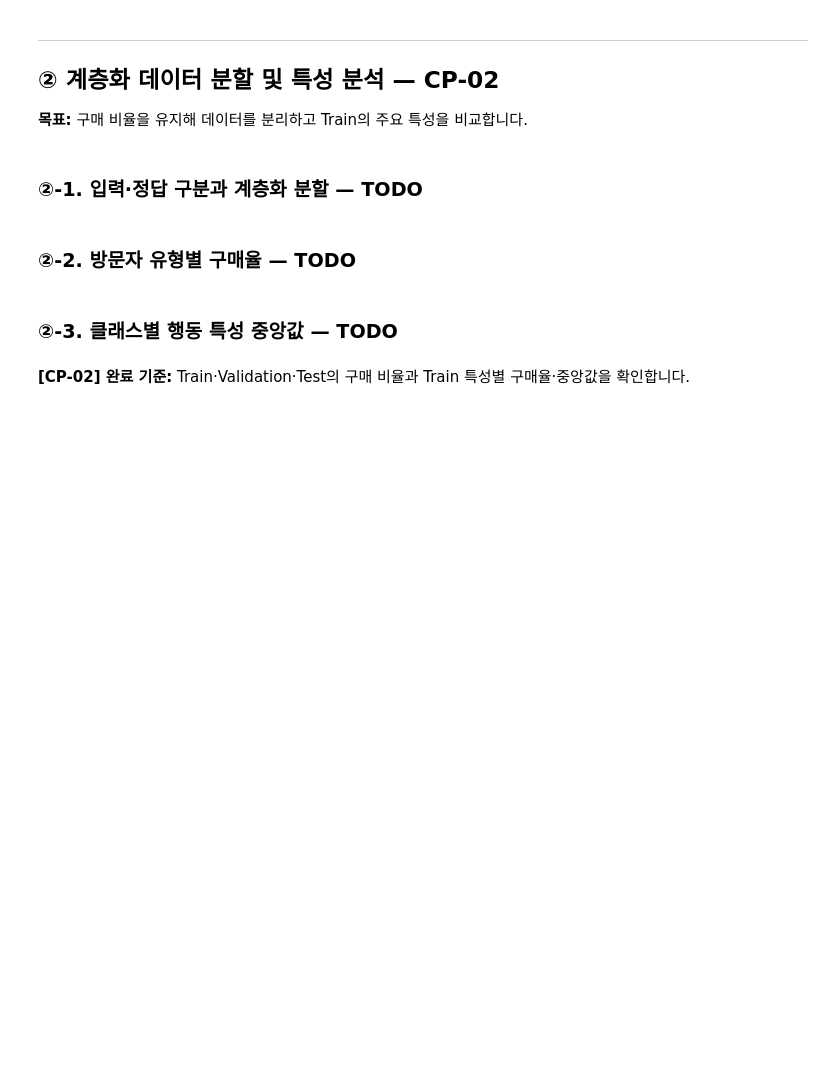
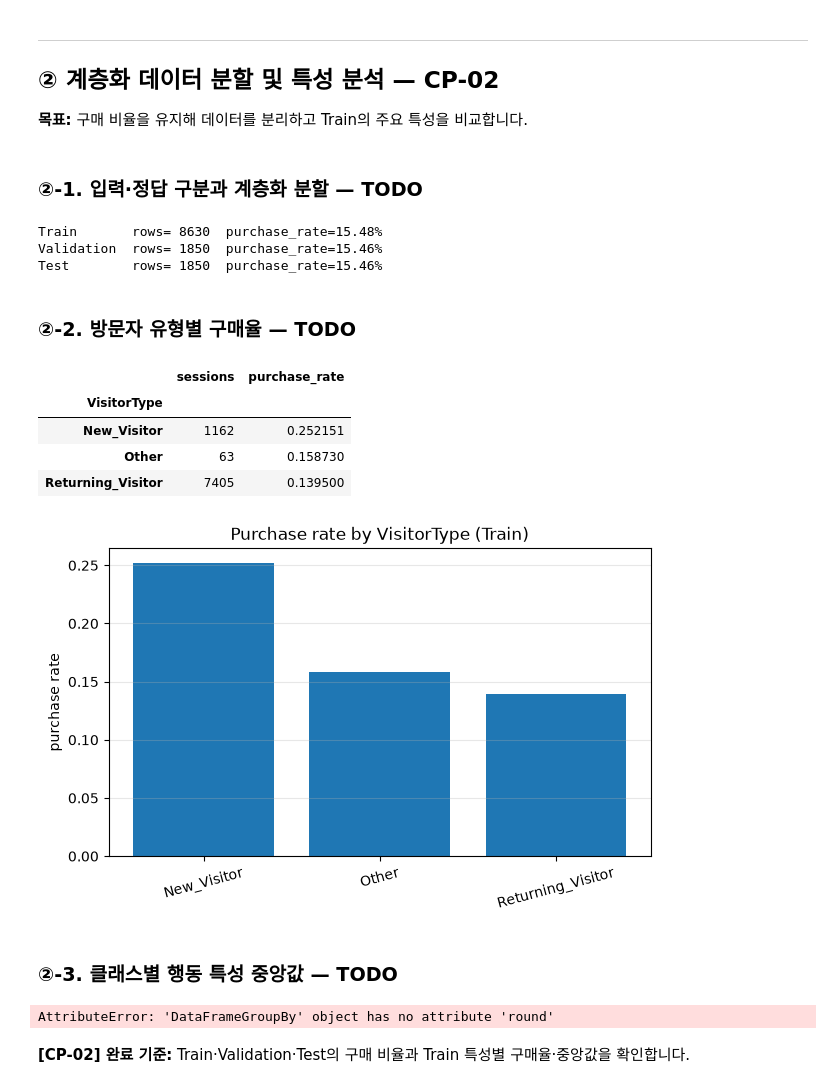
Before and after one commit to kingkingpo/ai-mini-projects, a Jupyter notebook: mini-project-01/code/02_classification_online_shopping.ipynb, the cells around one changed output. Drawn from its saved outputs; the diff is of its cells as text; code cells hidden in the pictures; blank space fills up the shorter version.

```diff
--- a/mini-project-01/code/02_classification_online_shopping.ipynb
+++ b/mini-project-01/code/02_classification_online_shopping.ipynb
@@ -190,16 +190,16 @@ plt.show()
 from sklearn.model_selection import train_test_split
 
 # TODO 2-1. Revenue를 제외한 입력 특성 FEATURES, X, y를 작성합니다.
-FEATURES = ...
-X = ...
-y = ...
+FEATURES = df.columns[df.columns != TARGET]
+X = df[FEATURES]
+y = df[TARGET]
 
 # TODO 2-2. stratify를 사용하여 Train 70%, Validation 15%, Test 15%로 나눕니다.
 # 1) 전체 데이터의 15%를 Test로 분리
 # 2) 나머지에서 0.15/0.85 비율을 Validation으로 분리
 # random_state=SEED를 두 번 모두 지정합니다.
-X_dev, X_test, y_dev, y_test = ...
-X_train, X_valid, y_train, y_valid = ...
+X_dev, X_test, y_dev, y_test = train_test_split(X, y, test_size=0.15, stratify=y, random_state=SEED)
+X_train, X_valid, y_train, y_valid = train_test_split(X_dev, y_dev, test_size=0.15/0.85, stratify=y_dev, random_state=SEED)
 
 # [공통] 분할 검증
 for name, xx, yy in [
@@ -213,27 +213,42 @@ assert len(X_train) + len(X_valid) + len(X_test) == len(df)
 assert set(X_train.index).isdisjoint(X_valid.index)
 assert set(X_train.index).isdisjoint(X_test.index)
 assert set(X_valid.index).isdisjoint(X_test.index)
+# %% [output]
+Train       rows= 8630  purchase_rate=15.48%
+Validation  rows= 1850  purchase_rate=15.46%
+Test        rows= 1850  purchase_rate=15.46%
 # %% [markdown]
 ### ②-2. 방문자 유형별 구매율 — TODO
 # %%
 # [공통] Train 데이터만 활용한 특성 분석
 train_view = X_train.copy()
 train_view[TARGET] = y_train
 
 # TODO 2-3. VisitorType별 세션 수(sessions)와 구매율(purchase_rate)을 계산합니다.
 # 힌트: groupby(), agg(), sort_values()
-visitor_rate = ...
+visitor_rate = train_view.groupby("VisitorType").agg(
+    sessions=("VisitorType", "count"),
+    purchase_rate=(TARGET, "mean"),
+).sort_values("purchase_rate", ascending=False)
 display(visitor_rate)
 
 plt.figure(figsize=(7, 4))
 # TODO 2-4. 방문자 유형별 구매율을 막대그래프로 나타냅니다.
 # 힌트: plt.bar(visitor_rate.index.astype(str), visitor_rate["purchase_rate"])
-...
+
+plt.bar(visitor_rate.index.astype(str), visitor_rate["purchase_rate"])
 plt.ylabel("purchase rate")
 plt.title("Purchase rate by VisitorType (Train)")
 plt.xticks(rotation=15)
 plt.grid(axis="y", alpha=0.3)
 plt.show()
+# %% [output]
+|  | sessions | purchase_rate |
+| VisitorType |  |  |
+| New_Visitor | 1162 | 0.252151 |
+| Other | 63 | 0.158730 |
+| Returning_Visitor | 7405 | 0.139500 |
+[figure, added]
 # %% [markdown]
 ### ②-3. 클래스별 행동 특성 중앙값 — TODO
 # %%
@@ -242,11 +257,14 @@ compare_cols = ["ProductRelated", "ProductRelated_Duration", "PageValues", "Exit
 
 # TODO 2-5. Revenue별 compare_cols 중앙값을 계산합니다.
 # 힌트: groupby(TARGET)[compare_cols].median()
-median_by_class = ...
+#
+median_by_class = train_view.groupby(TARGET)[compare_cols].median()
 
 # [공통] 결과 표시
 median_by_class.index = ["미구매 (0)", "구매 (1)"]
 display(median_by_class.round(3))
+# %% [output]
+AttributeError: 'DataFrameGroupBy' object has no attribute 'round'
 # %% [markdown]
 **[CP-02] 완료 기준:** Train·Validation·Test의 구매 비율과 Train 특성별 구매율·중앙값을 확인합니다.
 # %% [markdown]
```
